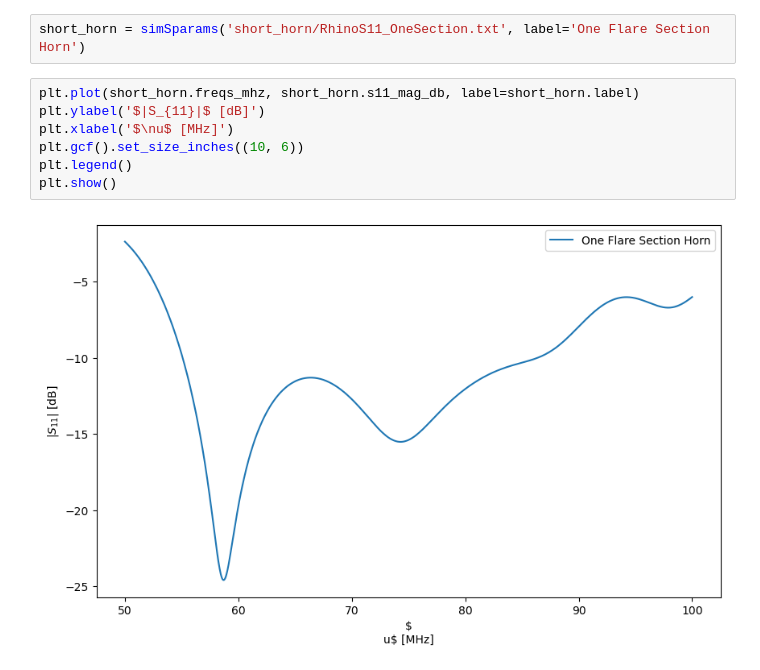
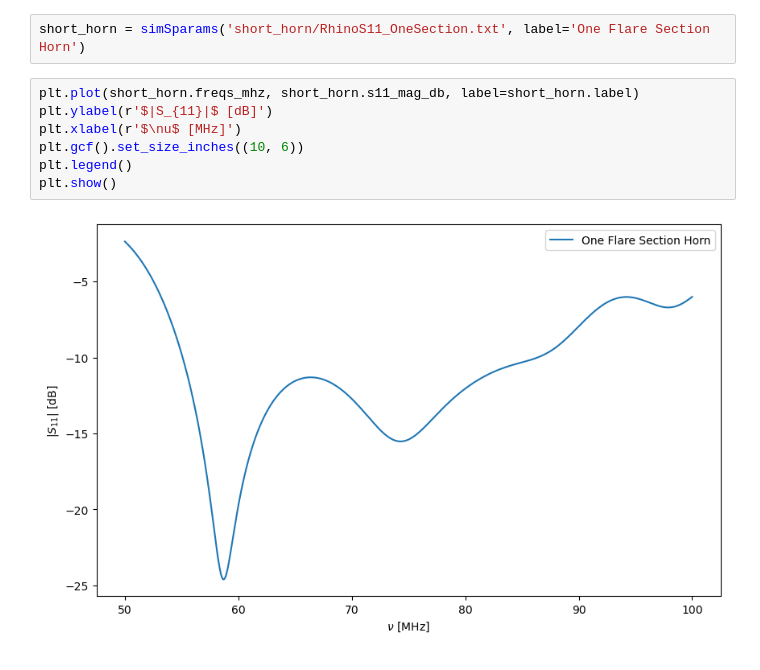
Before and after one commit to RHINO-Experiment/rhino-sparams, a Jupyter notebook: simulated_antenna_s11.ipynb, the cells around one changed output. Cells and saved outputs as stored; diff of their text form.

```diff
--- a/simulated_antenna_s11.ipynb
+++ b/simulated_antenna_s11.ipynb
@@ -24,10 +24,10 @@ class simSparams:
 short_horn = simSparams('short_horn/RhinoS11_OneSection.txt', label='One Flare Section Horn')
 # %%
 plt.plot(short_horn.freqs_mhz, short_horn.s11_mag_db, label=short_horn.label)
-plt.ylabel('$|S_{11}|$ [dB]')
-plt.xlabel('$\nu$ [MHz]')
+plt.ylabel(r'$|S_{11}|$ [dB]')
+plt.xlabel(r'$\nu$ [MHz]')
 plt.gcf().set_size_inches((10, 6))
 plt.legend()
 plt.show()
 # %% [output]
-[figure, old version]
+[figure, new version]
```
Also changed, not shown: 4 other files.
